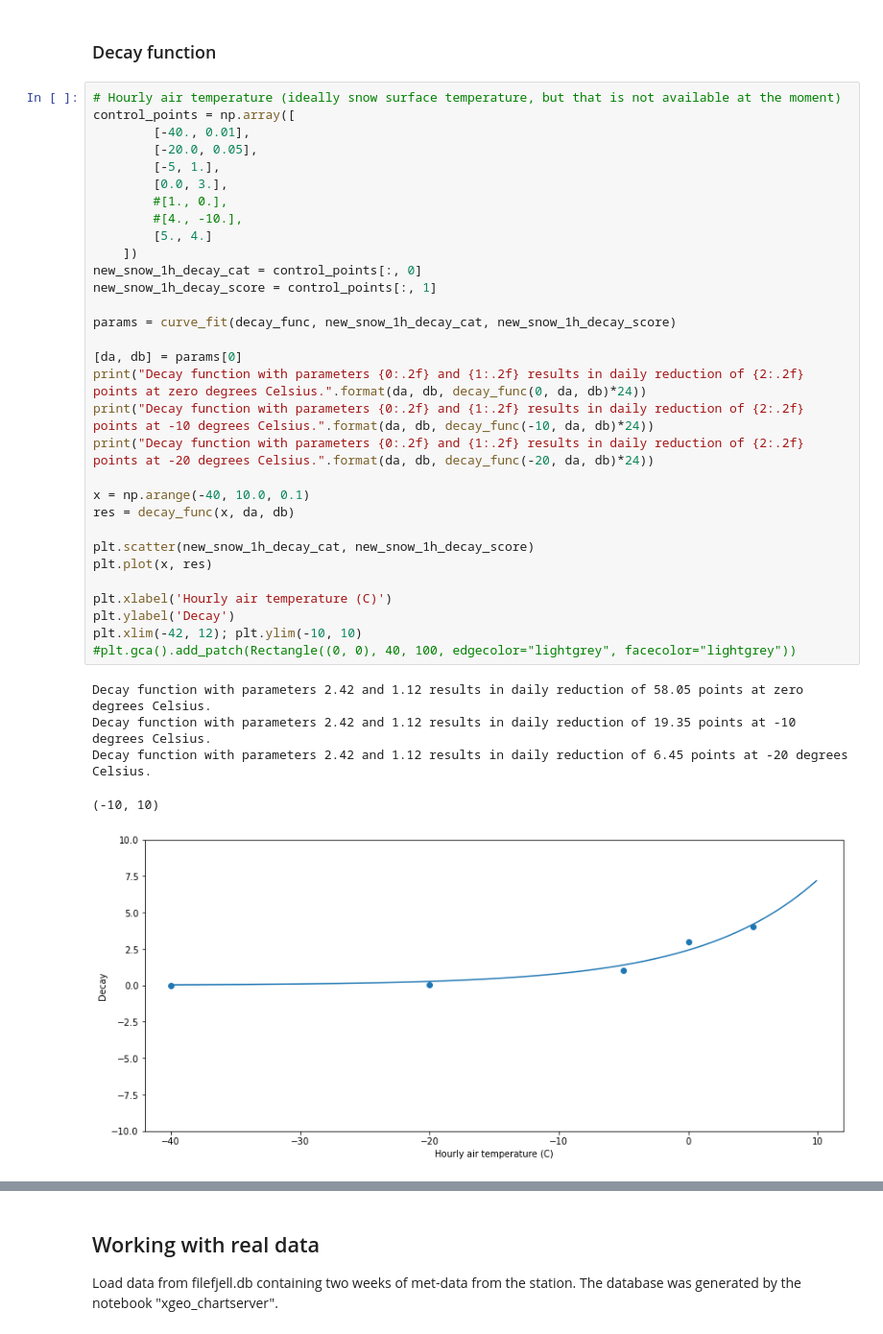
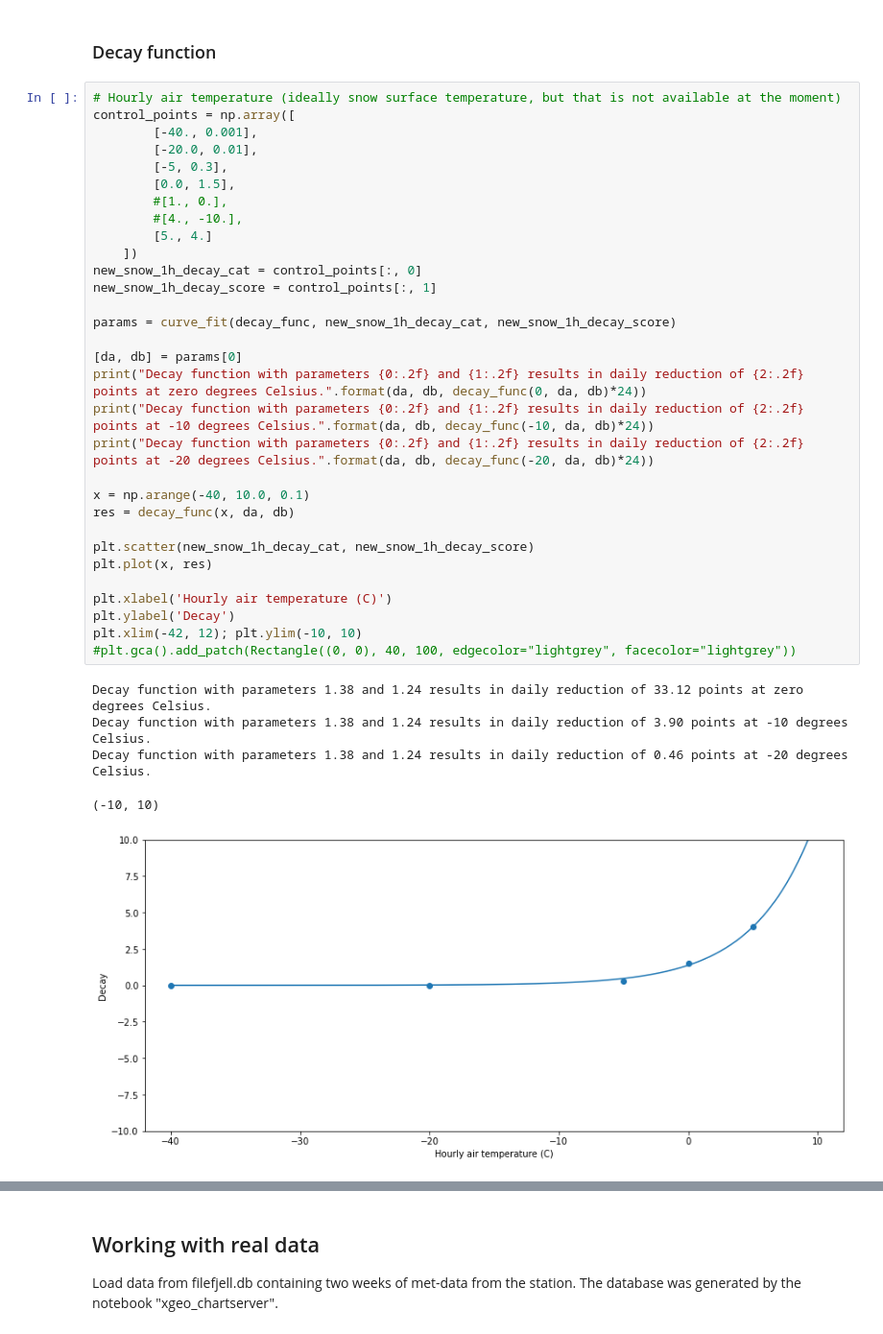
Before and after one commit to kmunve/APS, a Jupyter notebook: aps/notebooks/new_snow_problem.ipynb, the cells around one changed output, grey strips where cells are left out. Shown: that part at 96% size. Saved outputs shown, nothing was run; the diff lists cells and outputs as text.

```diff
--- a/aps/notebooks/new_snow_problem.ipynb
+++ b/aps/notebooks/new_snow_problem.ipynb
@@ -65,37 +65,37 @@ Score function with parameters 4.62 and 40.19 results in daily increase of 65.54
 # %%
 # Hourly air temperature (ideally snow surface temperature, but that is not available at the moment)
 control_points = np.array([
-        [-40., 0.01],
-        [-20.0, 0.05],
-        [-5, 1.],
-        [0.0, 3.],
+        [-40., 0.001],
+        [-20.0, 0.01],
+        [-5, 0.3],
+        [0.0, 1.5],
         #[1., 0.],
         #[4., -10.],
         [5., 4.]
     ])
 new_snow_1h_decay_cat = control_points[:, 0]
 new_snow_1h_decay_score = control_points[:, 1]
 
 params = curve_fit(decay_func, new_snow_1h_decay_cat, new_snow_1h_decay_score)
 
 [da, db] = params[0]
 print("Decay function with parameters {0:.2f} and {1:.2f} results in daily reduction of {2:.2f} points at zero degrees Celsius.".format(da, db, decay_func(0, da, db)*24))
 print("Decay function with parameters {0:.2f} and {1:.2f} results in daily reduction of {2:.2f} points at -10 degrees Celsius.".format(da, db, decay_func(-10, da, db)*24))
 print("Decay function with parameters {0:.2f} and {1:.2f} results in daily reduction of {2:.2f} points at -20 degrees Celsius.".format(da, db, decay_func(-20, da, db)*24))
 
 x = np.arange(-40, 10.0, 0.1)
 res = decay_func(x, da, db)
 
 plt.scatter(new_snow_1h_decay_cat, new_snow_1h_decay_score)
 plt.plot(x, res)
 
 plt.xlabel('Hourly air temperature (C)')
 plt.ylabel('Decay')
 plt.xlim(-42, 12); plt.ylim(-10, 10)
 #plt.gca().add_patch(Rectangle((0, 0), 40, 100, edgecolor="lightgrey", facecolor="lightgrey"))
 # %% [output]
-Decay function with parameters 2.42 and 1.12 results in daily reduction of 58.05 points at zero degrees Celsius.
-Decay function with parameters 2.42 and 1.12 results in daily reduction of 19.35 points at -10 degrees Celsius.
-Decay function with parameters 2.42 and 1.12 results in daily reduction of 6.45 points at -20 degrees Celsius.
+Decay function with parameters 1.38 and 1.24 results in daily reduction of 33.12 points at zero degrees Celsius.
+Decay function with parameters 1.38 and 1.24 results in daily reduction of 3.90 points at -10 degrees Celsius.
+Decay function with parameters 1.38 and 1.24 results in daily reduction of 0.46 points at -20 degrees Celsius.
 (-10, 10)
-[figure, old version]
+[figure, new version]
```
Also changed, not shown: parts of 9 cells of this notebook.
